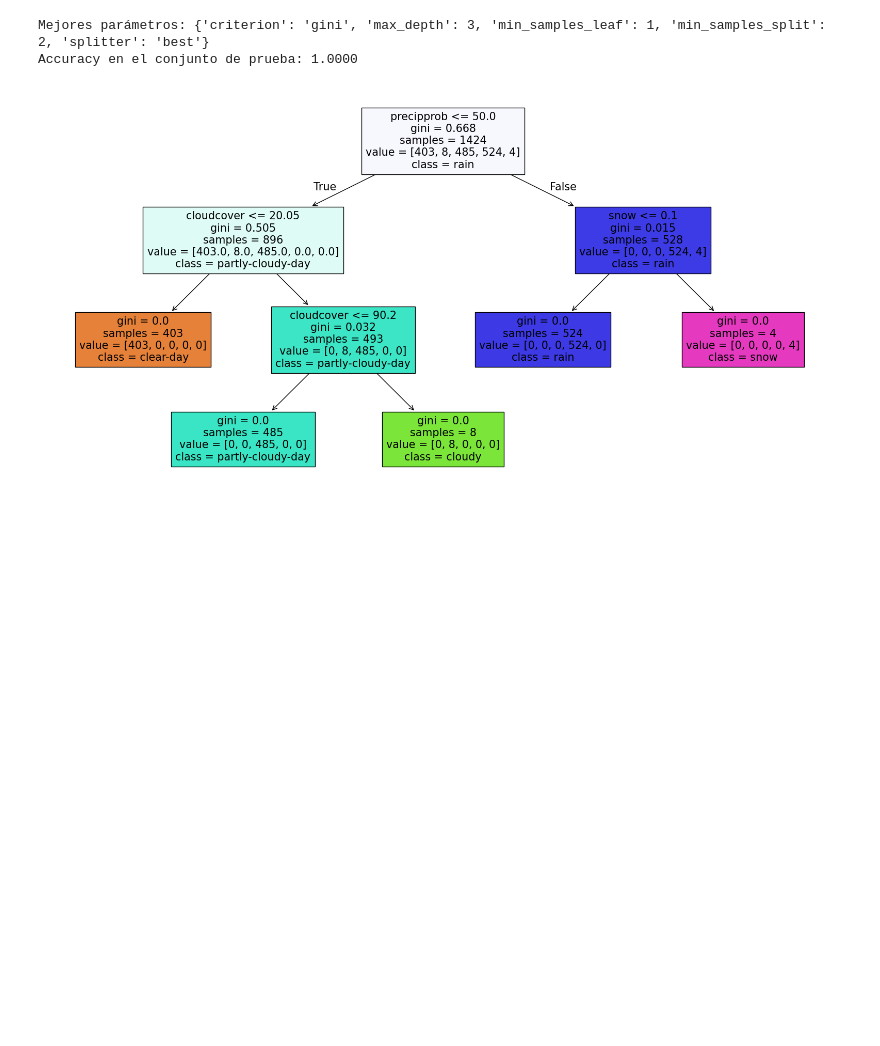
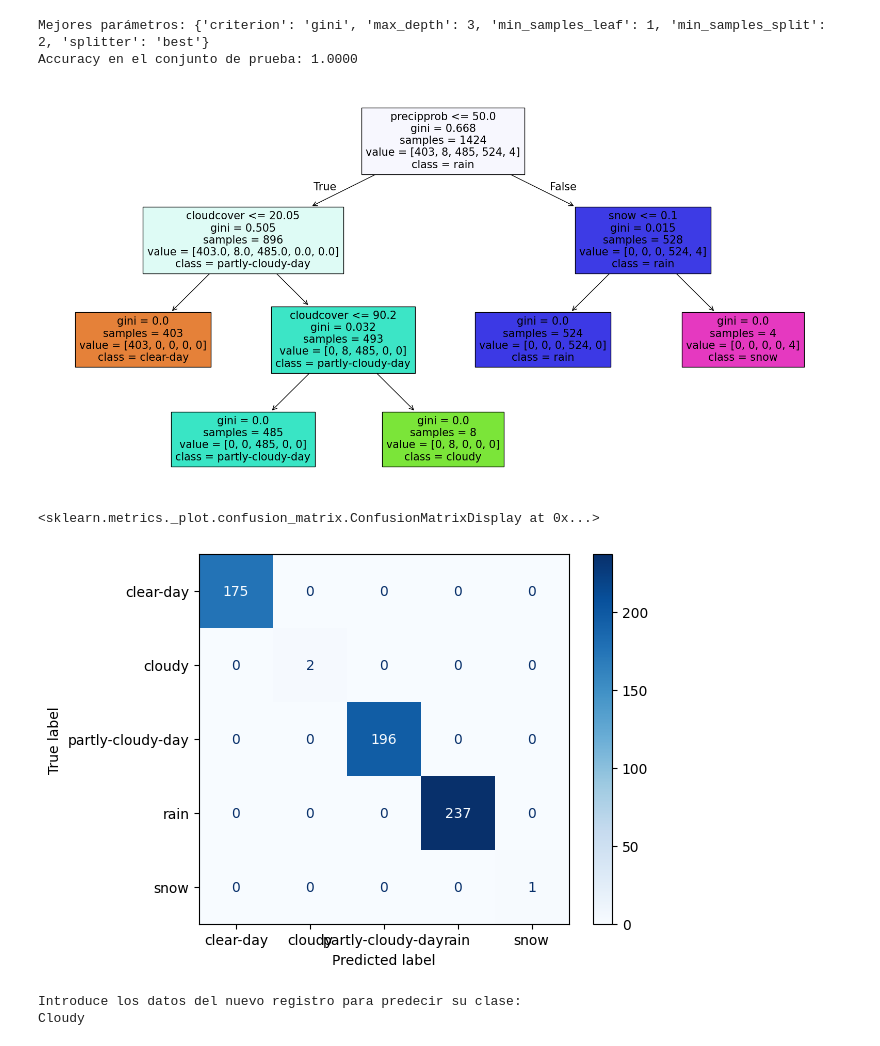
Before and after one commit to J0rge14/TrabajoTemperatura, a Jupyter notebook: arboldecisisionTemperatura.ipynb, the cells around one changed output. Saved outputs shown, nothing was run; the diff lists cells and outputs as text; code cells hidden in the pictures; blank space fills up the shorter version.

```diff
--- a/arboldecisisionTemperatura.ipynb
+++ b/arboldecisisionTemperatura.ipynb
@@ -31,8 +31,6 @@ df["icono numero"]= labelencoder.fit_transform(df["icon"])
 df
 
 
-
-
 # Definir X (variables independientes)
 X = df.drop(columns=["name","datetime","sunrise","sunset", "severerisk", "preciptype", "conditions", "description", "stations", "icon", "icono numero"], axis=1)
 
@@ -63,6 +61,9 @@ grid_search.fit(X_train, y_train)
 # Ver los mejores parámetros encontrados
 print(f"Mejores parámetros: {grid_search.best_params_}")
 
+# Hacer predicciones
+y_pred = grid_search.predict(X_test)
+
 # Evaluar el modelo en el conjunto de prueba
 accuracy = grid_search.score(X_test, y_test)
 print(f"Accuracy en el conjunto de prueba: {accuracy:.4f}")
@@ -79,3 +80,54 @@ plt.show()
 Mejores parámetros: {'criterion': 'gini', 'max_depth': 3, 'min_samples_leaf': 1, 'min_samples_split': 2, 'splitter': 'best'}
 Accuracy en el conjunto de prueba: 1.0000
 [figure]
+# %%
+from sklearn.metrics import confusion_matrix
+
+cm = confusion_matrix(y_test, y_pred)
+
+# Matriz de confusión
+ConfusionMatrixDisplay.from_estimator(grid_search.best_estimator_, X_test, y_test, display_labels=["clear-day", "cloudy", "partly-cloudy-day", "rain", "snow"],cmap="Blues")
+# %% [output]
+<sklearn.metrics._plot.confusion_matrix.ConfusionMatrixDisplay at 0x...>
+[figure, added]
+# %%
+# Creamos la función para ejecutar el modelo con nuevos datos
+nombre_caracteristica = [
+ "tempmax", "tempmin", "temp", "feelslikemax", "feelslikemin", "feelslike", "dew",
+    "humidity", "precip", "precipprob", "precipcover", "snow", "snowdepth", "windgust",
+    "windspeed", "winddir", "sealevelpressure", "cloudcover", "visibility",
+    "solarradiation", "solarenergy", "uvindex", "moonphase"
+
+]
+
+
+# Función para predecir la clase de un animal
+def predecir(caracteristicas):
+    # Solita al usuario los datos del nuevo registro
+    print("Introduce los datos del nuevo registro para predecir su clase:")
+    valores = []
+    for e in caracteristicas:
+        r = float(input(f"Introduce {e}:"))
+        valores.append(r)
+    # Crear un DataFrame de pandas con los mismos nombres de columna
+    X_new = pd.DataFrame([valores], columns=caracteristicas)
+
+    # Realizar la predicción con el modelo
+    y_new = grid_search.predict(X_new)
+
+    # Mostrar el resultado de la predicción
+    if y_new == 0:
+        print("Clear-day")
+    elif y_new == 1:
+        print("Cloudy")
+    elif y_new == 2:
+        print("Partly-cloudy-day")
+    elif y_new == 3:
+        print("rain")
+    else:
+        print("snow")
+
+predecir(nombre_caracteristica)
+# %% [output]
+Introduce los datos del nuevo registro para predecir su clase:
+Cloudy
```
Also changed, not shown: 1 other file.
